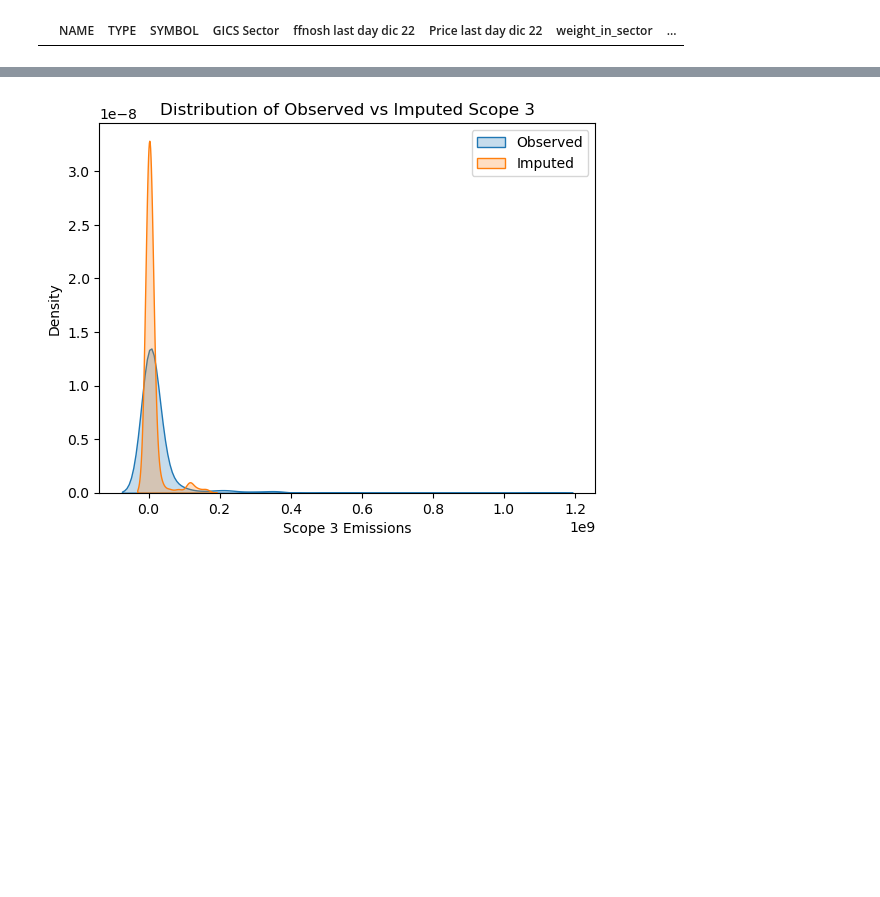
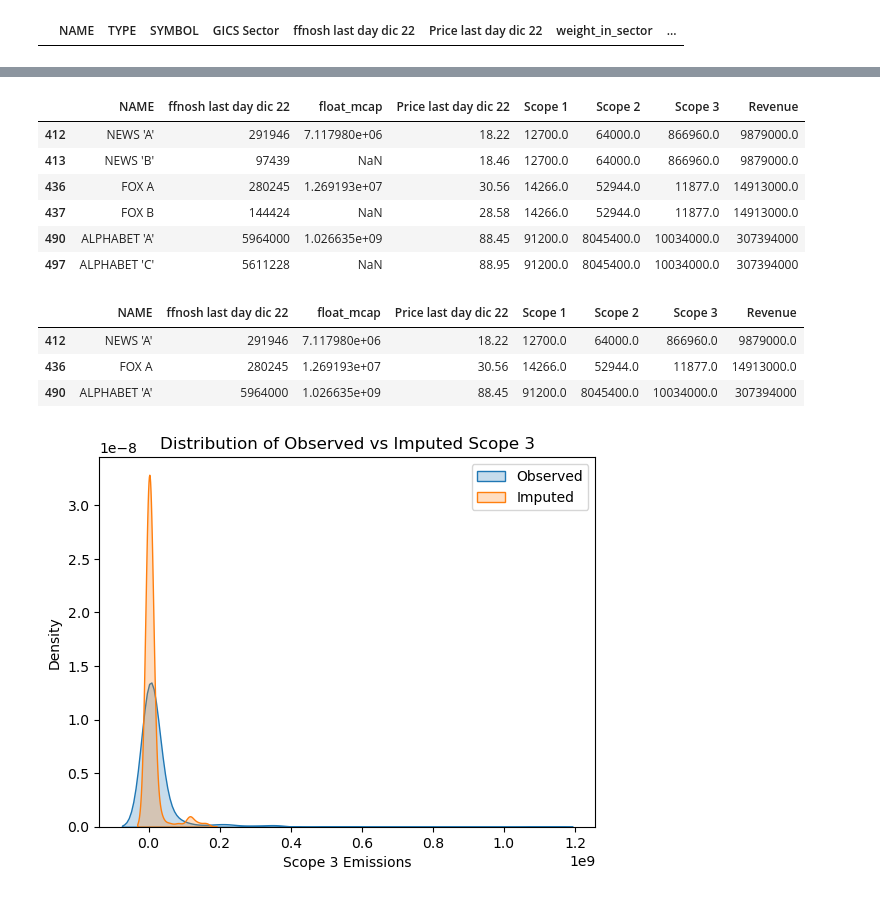
Before and after one commit to rebecca-di-francesco-bfh/sectoral-decarbonization, a Jupyter notebook: create_datasets.ipynb, the cells around one changed output, grey strips where cells are left out. Drawn from its saved outputs; the diff is of its cells as text; code cells hidden in the pictures; blank space fills up the shorter version.

```diff
--- a/create_datasets.ipynb
+++ b/create_datasets.ipynb
@@ -473,0 +533,10 @@ plt.show()
+# %%
+gics.loc[gics['SYMBOL'].isin(['NWSA', 'FOXA', 'GOOGL']), ['NAME', 'ffnosh last day dic 22', 'float_mcap', 'Price last day dic 22', 'Scope 1', 'Scope 2', 'Scope 3', 'Revenue']]
+# %% [output]
+|  | NAME | ffnosh last day dic 22 | float_mcap | Price last day dic 22 | Scope 1 | Scope 2 | Scope 3 | Revenue |
+| 412 | NEWS 'A' | 291946 | 7.117980e+06 | 18.22 | 12700.0 | 64000.0 | 866960.0 | 9879000.0 |
+| 413 | NEWS 'B' | 97439 | NaN | 18.46 | 12700.0 | 64000.0 | 866960.0 | 9879000.0 |
+| 436 | FOX A | 280245 | 1.269193e+07 | 30.56 | 14266.0 | 52944.0 | 11877.0 | 14913000.0 |
+| 437 | FOX B | 144424 | NaN | 28.58 | 14266.0 | 52944.0 | 11877.0 | 14913000.0 |
+| 490 | ALPHABET 'A' | 5964000 | 1.026635e+09 | 88.45 | 91200.0 | 8045400.0 | 10034000.0 | 307394000 |
+| 497 | ALPHABET 'C' | 5611228 | NaN | 88.95 | 91200.0 | 8045400.0 | 10034000.0 | 307394000 |
@@ -474,3 +545,10 @@ plt.show()
+# %%
+gics.loc[gics['SYMBOL'].isin(['NWSA', 'FOXA', 'GOOGL']), ['NAME', 'ffnosh last day dic 22', 'float_mcap', 'Price last day dic 22', 'Scope 1', 'Scope 2', 'Scope 3', 'Revenue']]
+# %% [output]
+|  | NAME | ffnosh last day dic 22 | float_mcap | Price last day dic 22 | Scope 1 | Scope 2 | Scope 3 | Revenue |
+| 412 | NEWS 'A' | 291946 | 7.117980e+06 | 18.22 | 12700.0 | 64000.0 | 866960.0 | 9879000.0 |
+| 436 | FOX A | 280245 | 1.269193e+07 | 30.56 | 14266.0 | 52944.0 | 11877.0 | 14913000.0 |
+| 490 | ALPHABET 'A' | 5964000 | 1.026635e+09 | 88.45 | 91200.0 | 8045400.0 | 10034000.0 | 307394000 |
 # %%
 
 columns = ["Scope 1", "Scope 2", "Revenue", "float_mcap", "Carbon Intensity", "Scope 3"]
```
Also changed, not shown: parts of 63 cells of this notebook, 3 other files.
